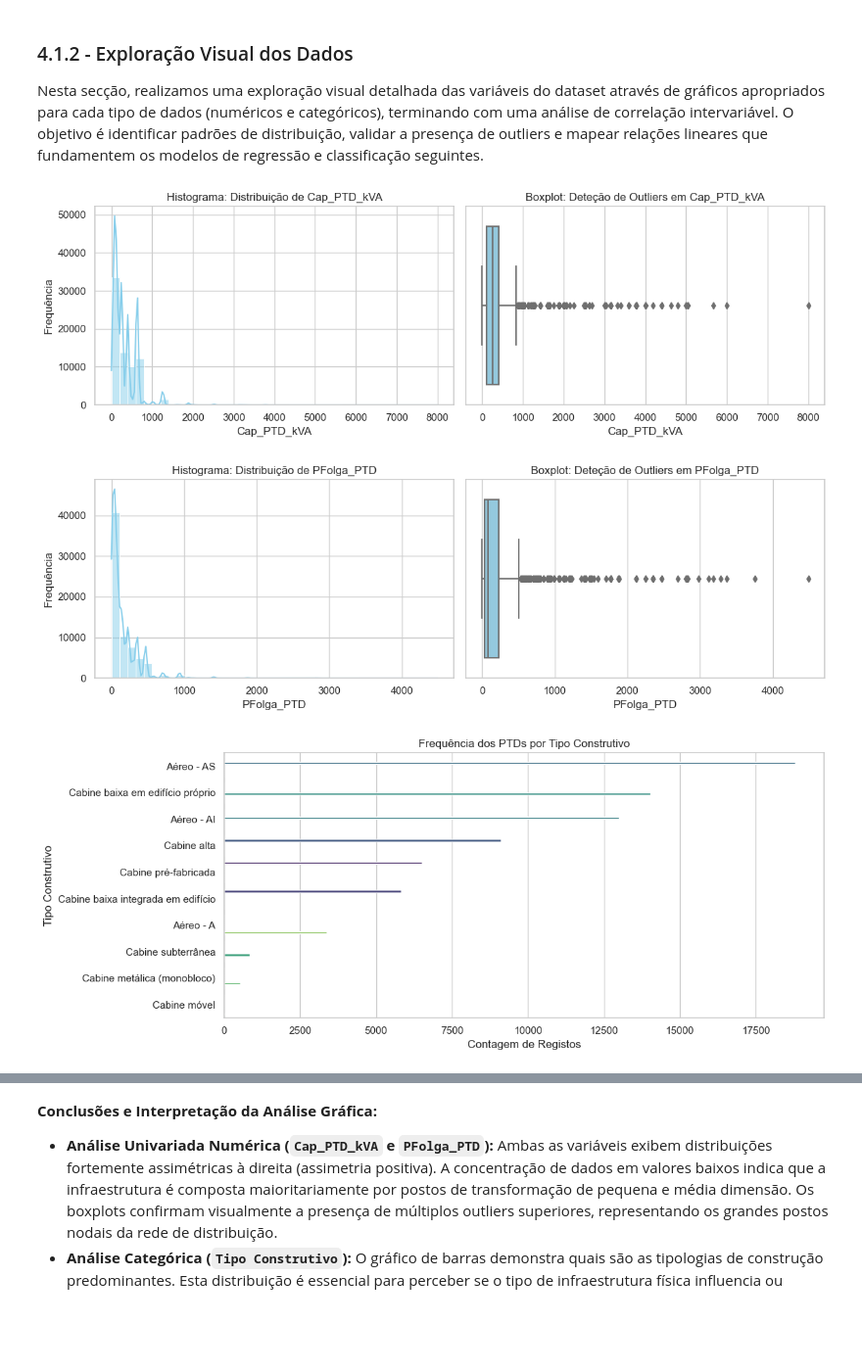
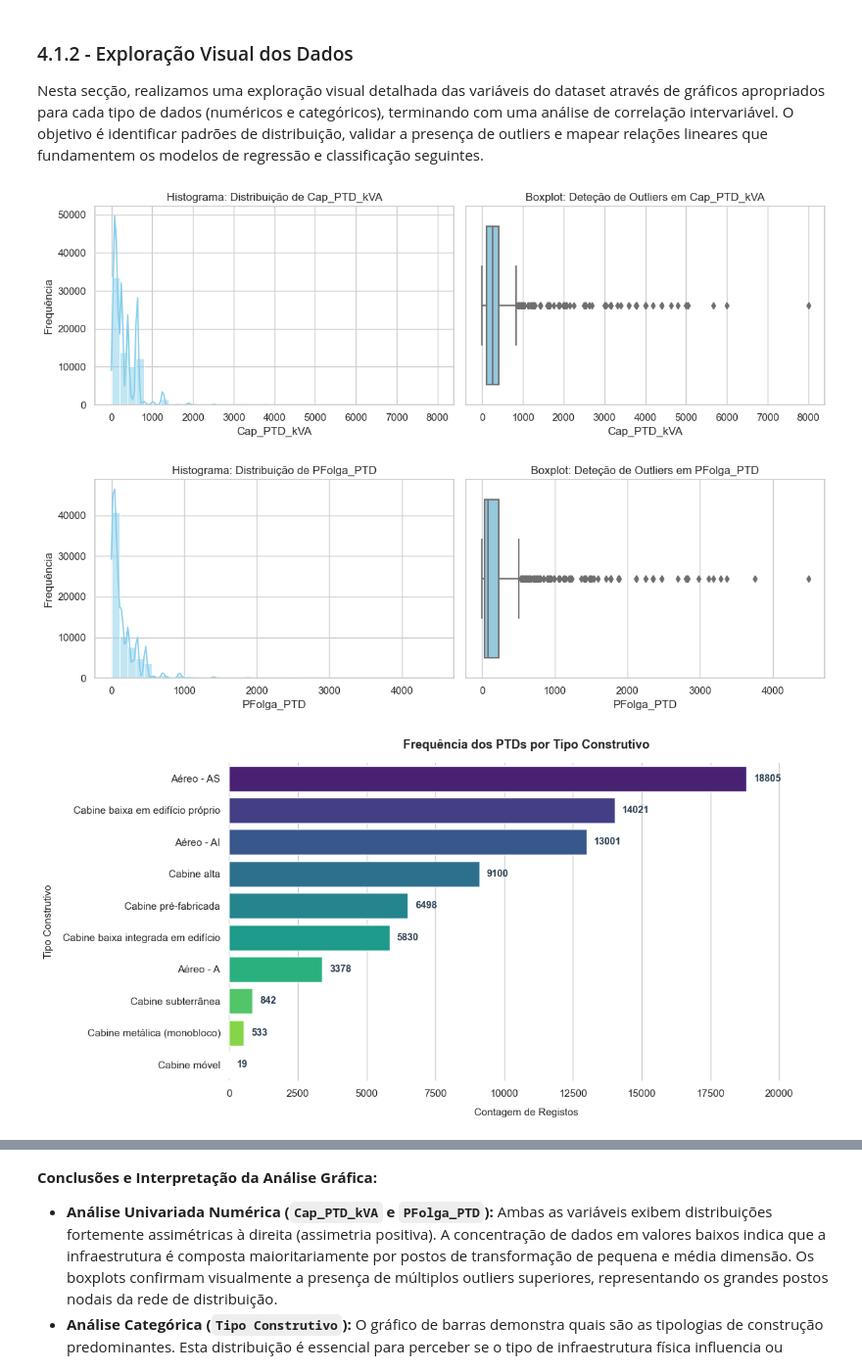
Before and after one commit to regina1230726/ANADI_TPA_3DI_1230726_1231003_1230620, a Jupyter notebook: codigo2.ipynb, the cells around one changed output, grey strips where cells are left out. Shown at 98% size. Saved outputs shown, nothing was run; the diff lists cells and outputs as text; code cells hidden in the pictures; blank space fills up the shorter version.

Commit message:
melhorias em gráficos

```diff
--- a/codigo2.ipynb
+++ b/codigo2.ipynb
@@ -188,17 +188,46 @@ for col in vars_numericas:
 # 2. Variáveis Categóricas (Gráfico de Barras / Contagem)
 # ============================================================
 if 'Tipo Construtivo' in df.columns:
-    plt.figure(figsize=(12, 5))
-    order = df['Tipo Construtivo'].value_counts().index
+    plt.figure(figsize=(12, 6))
 
-    # Gráfico de barras horizontal - corrigido sem o 'legend=False'
-    sns.countplot(data=df, y='Tipo Construtivo', order=order, hue='Tipo Construtivo', palette='viridis')
+    # 1. Obter a contagem ordenada dos dados
+    tipo_counts = df['Tipo Construtivo'].value_counts()
+    order = tipo_counts.index
 
-    plt.legend([], [], frameon=False)
+    # 2. Criar o gráfico base SEM usar o argumento 'hue' para garantir as barras largas
+    ax = sns.countplot(
+        data=df,
+        y='Tipo Construtivo',
+        order=order,
+        color='skyblue'
+    )
 
-    plt.title('Frequência dos PTDs por Tipo Construtivo')
-    plt.xlabel('Contagem de Registos')
-    plt.ylabel('Tipo Construtivo')
+    # 3. Aplicar manualmente as cores da palete 'viridis' a cada barra
+    num_barras = len(order)
+    cores_palete = sns.color_palette('viridis', n_colors=num_barras)
+
+    for i, patch in enumerate(ax.patches):
+        if i < num_barras:
+            patch.set_facecolor(cores_palete[i])
+
+    # 4. ADICIONAR OS VALORES REAIS À FRENTE DE CADA BARRA
+    ax.bar_label(
+        ax.containers[0],
+        fmt='%d',
+        padding=8,
+        fontsize=10.5,
+        weight='semibold',
+        color='#2c3e50'
+    )
+
+    ax.set_title('Frequência dos PTDs por Tipo Construtivo', fontsize=13, pad=15, weight='bold')
+    ax.set_xlabel('Contagem de Registos', fontsize=11, labelpad=10)
+    ax.set_ylabel('Tipo Construtivo', fontsize=11, labelpad=10)
+
+    ax.set_xlim(0, tipo_counts.max() * 1.15)
+
+    sns.despine(left=True, bottom=True)
+
     plt.tight_layout()
     plt.show()
 
@@ -208,34 +237,34 @@ if 'Tipo Construtivo' in df.columns:
 # Selecionar as variáveis numéricas mais relevantes do problema para não sobrecarregar o heatmap
 colunas_interesse = ['Cap_PTD_kVA', 'PFolga_PTD', 'Util_Decimal', 'Pot_Contratada_kVA', 'N_Clientes', 'PVE_PTD']
 colunas_validas = [c for c in colunas_interesse if c in df.columns]
 
 plt.figure(figsize=(8, 6))
 matriz_corr = df[colunas_validas].corr(method='pearson')
 
 # Desenhar o Heatmap
 sns.heatmap(matriz_corr, annot=True, cmap='coolwarm', fmt=".2f", linewidths=0.5, vmin=-1, vmax=1)
 plt.title('Matriz de Correlação de Pearson (Heatmap)')
 plt.tight_layout()
 plt.show()
 
 # ============================================================
 # 4. Scatter Plots (Relações com Correlação Interessante)
 # ============================================================
 if 'Cap_PTD_kVA' in df.columns and 'PFolga_PTD' in df.columns:
     plt.figure(figsize=(7, 5))
     # Amostra de 2000 pontos aleatórios para evitar sobreposição visual
     df_sample = df.dropna(subset=['Cap_PTD_kVA', 'PFolga_PTD']).sample(min(2000, len(df)), random_state=42)
 
     sns.scatterplot(data=df_sample, x='Cap_PTD_kVA', y='PFolga_PTD', alpha=0.6, color='teal')
     plt.title('Scatter Plot: Relação entre Capacidade e Folga de Potência (Amostra)')
     plt.xlabel('Capacidade do PTD (Cap_PTD_kVA)')
     plt.ylabel('Folga de Potência (PFolga_PTD)')
     plt.tight_layout()
     plt.show()
 # %% [output]
 [figure]
 [figure]
-[figure, old version]
+[figure, new version]
 [figure]
 [figure]
 # %% [markdown]
```
Also changed, not shown: 1 other file.
